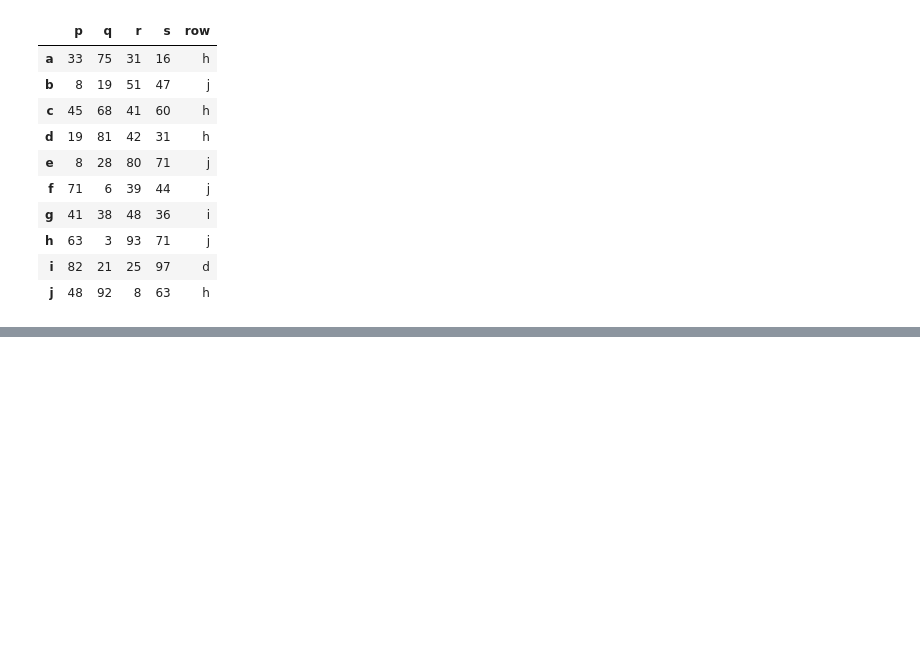
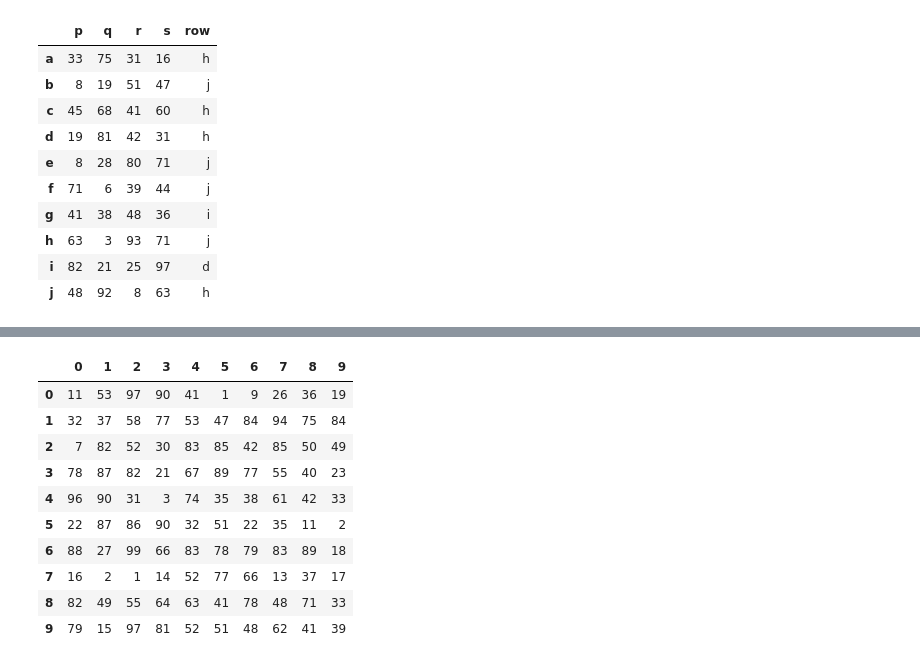
Before and after one commit to kishan-chakraborty/Tutorials, a Jupyter notebook: Pandas/tut1.ipynb, the cells around one changed output, grey strips where cells are left out. Cells and saved outputs as stored; diff of their text form; code cells hidden in the pictures; blank space fills up the shorter version.

```diff
--- a/Pandas/tut1.ipynb
+++ b/Pandas/tut1.ipynb
@@ -683,0 +731,16 @@ df
+# %%
+# Replace both values in both diagonals of df with 0
+df = pd.DataFrame(np.random.randint(1,100, 100).reshape(10, -1))
+# use for loop
+# %% [output]
+|  | 0 | 1 | 2 | 3 | 4 | 5 | 6 | 7 | 8 | 9 |
+| 0 | 11 | 53 | 97 | 90 | 41 | 1 | 9 | 26 | 36 | 19 |
+| 1 | 32 | 37 | 58 | 77 | 53 | 47 | 84 | 94 | 75 | 84 |
+| 2 | 7 | 82 | 52 | 30 | 83 | 85 | 42 | 85 | 50 | 49 |
+| 3 | 78 | 87 | 82 | 21 | 67 | 89 | 77 | 55 | 40 | 23 |
+| 4 | 96 | 90 | 31 | 3 | 74 | 35 | 38 | 61 | 42 | 33 |
+| 5 | 22 | 87 | 86 | 90 | 32 | 51 | 22 | 35 | 11 | 2 |
+| 6 | 88 | 27 | 99 | 66 | 83 | 78 | 79 | 83 | 89 | 18 |
+| 7 | 16 | 2 | 1 | 14 | 52 | 77 | 66 | 13 | 37 | 17 |
+| 8 | 82 | 49 | 55 | 64 | 63 | 41 | 78 | 48 | 71 | 33 |
+| 9 | 79 | 15 | 97 | 81 | 52 | 51 | 48 | 62 | 41 | 39 |
```
Also changed, not shown: parts of 8 cells of this notebook, 1 other file.
